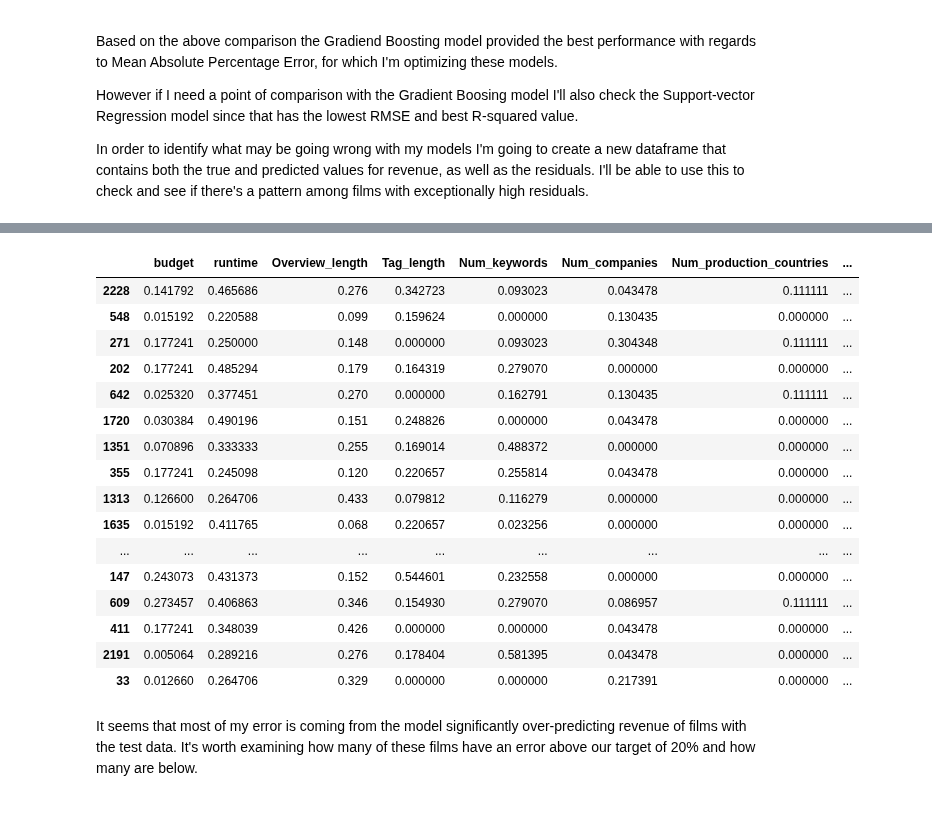
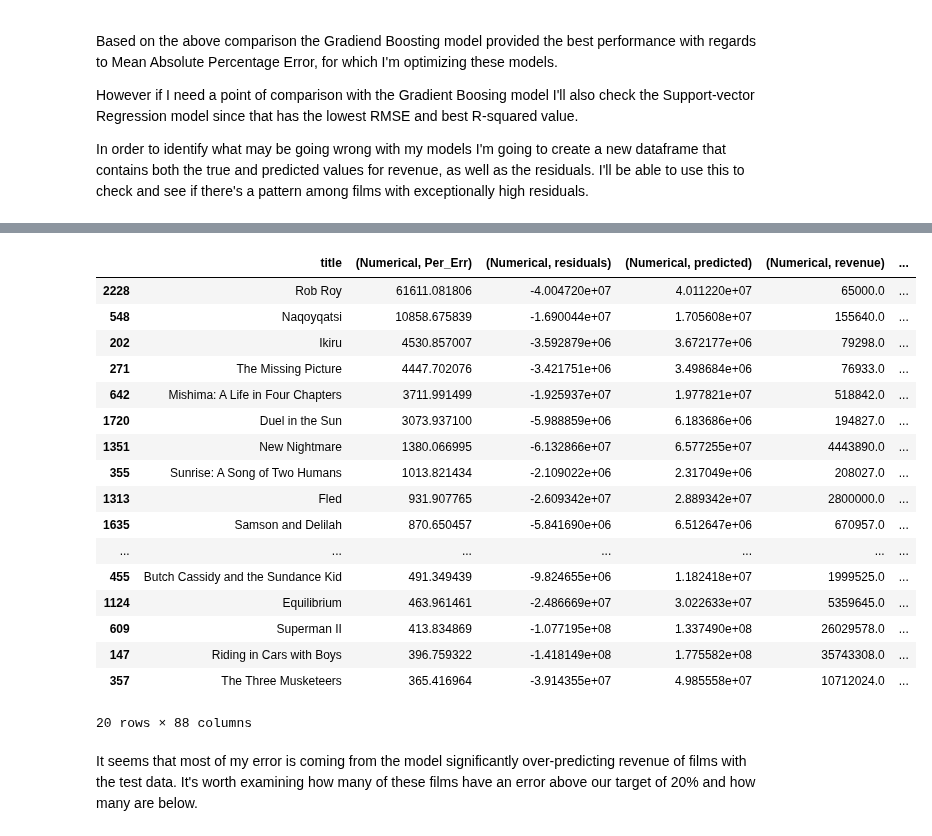
Before and after one commit to NickD-Dean/Springboard, a Jupyter notebook: Capstone Project 2/Code/05.2 - Modeling & Reducing Dimensionality-V2.0-log transform problem.ipynb, the cells around one changed output, grey strips where cells are left out. Saved outputs shown, nothing was run; the diff lists cells and outputs as text; code cells hidden in the pictures.

```diff
--- a/Capstone Project 2/Code/05.2 - Modeling & Reducing Dimensionality-V2.0-log transform problem.ipynb
+++ b/Capstone Project 2/Code/05.2 - Modeling & Reducing Dimensionality-V2.0-log transform problem.ipynb
@@ -703,24 +747,26 @@ gb.shape
 # %%
+#gb = gb.merge(titles, left_index=True, right_index=True, how='inner')
 gb = gb.sort_values(by=('Numerical', 'Per_Err'), ascending=False)
-gb['Numerical'].head(20)
+gb.iloc[:, ::-1].head(20)
 # %% [output]
-|  | budget | runtime | Overview_length | Tag_length | Num_keywords | Num_companies | Num_production_countries | ... |
-| 2228 | 0.141792 | 0.465686 | 0.276 | 0.342723 | 0.093023 | 0.043478 | 0.111111 | ... |
-| 548 | 0.015192 | 0.220588 | 0.099 | 0.159624 | 0.000000 | 0.130435 | 0.000000 | ... |
-| 271 | 0.177241 | 0.250000 | 0.148 | 0.000000 | 0.093023 | 0.304348 | 0.111111 | ... |
-| 202 | 0.177241 | 0.485294 | 0.179 | 0.164319 | 0.279070 | 0.000000 | 0.000000 | ... |
-| 642 | 0.025320 | 0.377451 | 0.270 | 0.000000 | 0.162791 | 0.130435 | 0.111111 | ... |
-| 1720 | 0.030384 | 0.490196 | 0.151 | 0.248826 | 0.000000 | 0.043478 | 0.000000 | ... |
-| 1351 | 0.070896 | 0.333333 | 0.255 | 0.169014 | 0.488372 | 0.000000 | 0.000000 | ... |
-| 355 | 0.177241 | 0.245098 | 0.120 | 0.220657 | 0.255814 | 0.043478 | 0.000000 | ... |
-| 1313 | 0.126600 | 0.264706 | 0.433 | 0.079812 | 0.116279 | 0.000000 | 0.000000 | ... |
-| 1635 | 0.015192 | 0.411765 | 0.068 | 0.220657 | 0.023256 | 0.000000 | 0.000000 | ... |
-| ... | ... | ... | ... | ... | ... | ... | ... | ... |
-| 147 | 0.243073 | 0.431373 | 0.152 | 0.544601 | 0.232558 | 0.000000 | 0.000000 | ... |
-| 609 | 0.273457 | 0.406863 | 0.346 | 0.154930 | 0.279070 | 0.086957 | 0.111111 | ... |
-| 411 | 0.177241 | 0.348039 | 0.426 | 0.000000 | 0.000000 | 0.043478 | 0.000000 | ... |
-| 2191 | 0.005064 | 0.289216 | 0.276 | 0.178404 | 0.581395 | 0.043478 | 0.000000 | ... |
-| 33 | 0.012660 | 0.264706 | 0.329 | 0.000000 | 0.000000 | 0.217391 | 0.000000 | ... |
+|  | title | (Numerical, Per_Err) | (Numerical, residuals) | (Numerical, predicted) | (Numerical, revenue) | ... |
+| 2228 | Rob Roy | 61611.081806 | -4.004720e+07 | 4.011220e+07 | 65000.0 | ... |
+| 548 | Naqoyqatsi | 10858.675839 | -1.690044e+07 | 1.705608e+07 | 155640.0 | ... |
+| 202 | Ikiru | 4530.857007 | -3.592879e+06 | 3.672177e+06 | 79298.0 | ... |
+| 271 | The Missing Picture | 4447.702076 | -3.421751e+06 | 3.498684e+06 | 76933.0 | ... |
+| 642 | Mishima: A Life in Four Chapters | 3711.991499 | -1.925937e+07 | 1.977821e+07 | 518842.0 | ... |
+| 1720 | Duel in the Sun | 3073.937100 | -5.988859e+06 | 6.183686e+06 | 194827.0 | ... |
+| 1351 | New Nightmare | 1380.066995 | -6.132866e+07 | 6.577255e+07 | 4443890.0 | ... |
+| 355 | Sunrise: A Song of Two Humans | 1013.821434 | -2.109022e+06 | 2.317049e+06 | 208027.0 | ... |
+| 1313 | Fled | 931.907765 | -2.609342e+07 | 2.889342e+07 | 2800000.0 | ... |
+| 1635 | Samson and Delilah | 870.650457 | -5.841690e+06 | 6.512647e+06 | 670957.0 | ... |
+| ... | ... | ... | ... | ... | ... | ... |
+| 455 | Butch Cassidy and the Sundance Kid | 491.349439 | -9.824655e+06 | 1.182418e+07 | 1999525.0 | ... |
+| 1124 | Equilibrium | 463.961461 | -2.486669e+07 | 3.022633e+07 | 5359645.0 | ... |
+| 609 | Superman II | 413.834869 | -1.077195e+08 | 1.337490e+08 | 26029578.0 | ... |
+| 147 | Riding in Cars with Boys | 396.759322 | -1.418149e+08 | 1.775582e+08 | 35743308.0 | ... |
+| 357 | The Three Musketeers | 365.416964 | -3.914355e+07 | 4.985558e+07 | 10712024.0 | ... |
+20 rows × 88 columns
 # %% [markdown]
 It seems that most of my error is coming from the model significantly over-predicting revenue of films with the test data. It's worth examining how many of these films have an error above our target of 20% and how many are below.
 # %%
```
Also changed, not shown: parts of 29 cells of this notebook, 1 other file.
